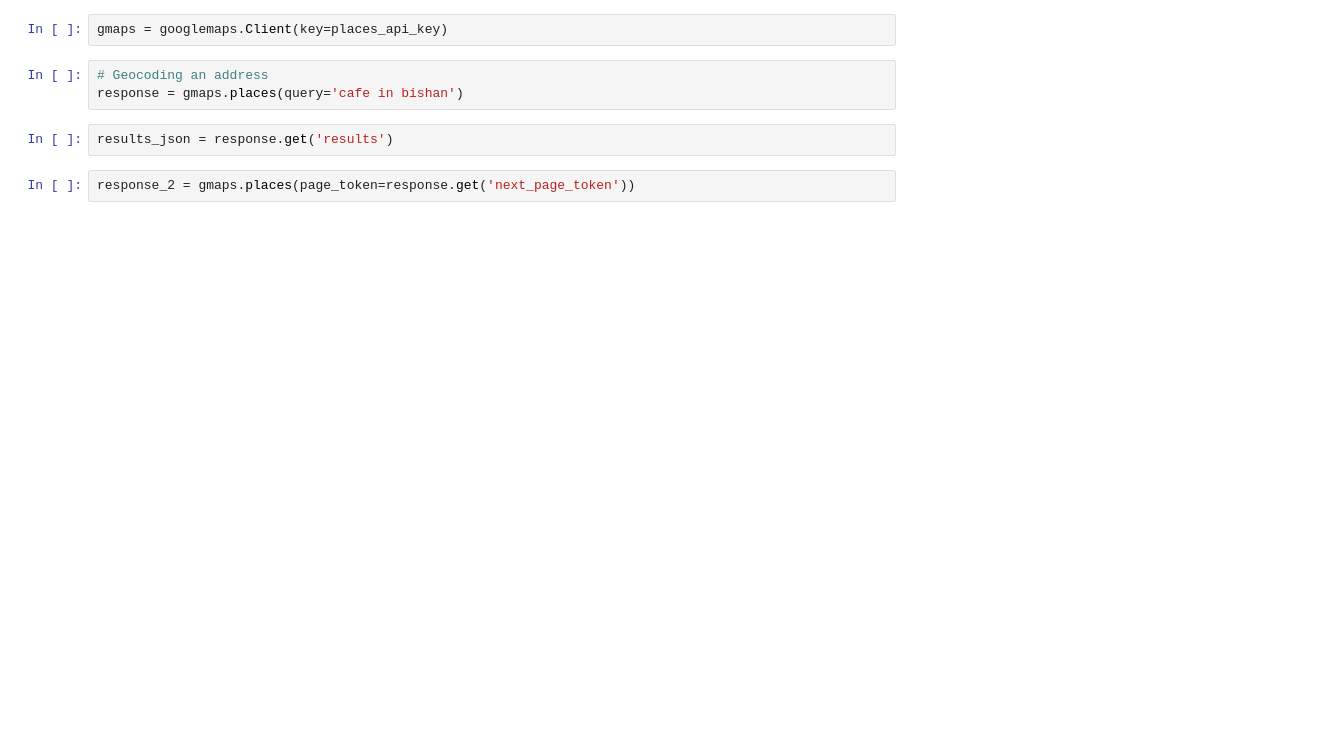
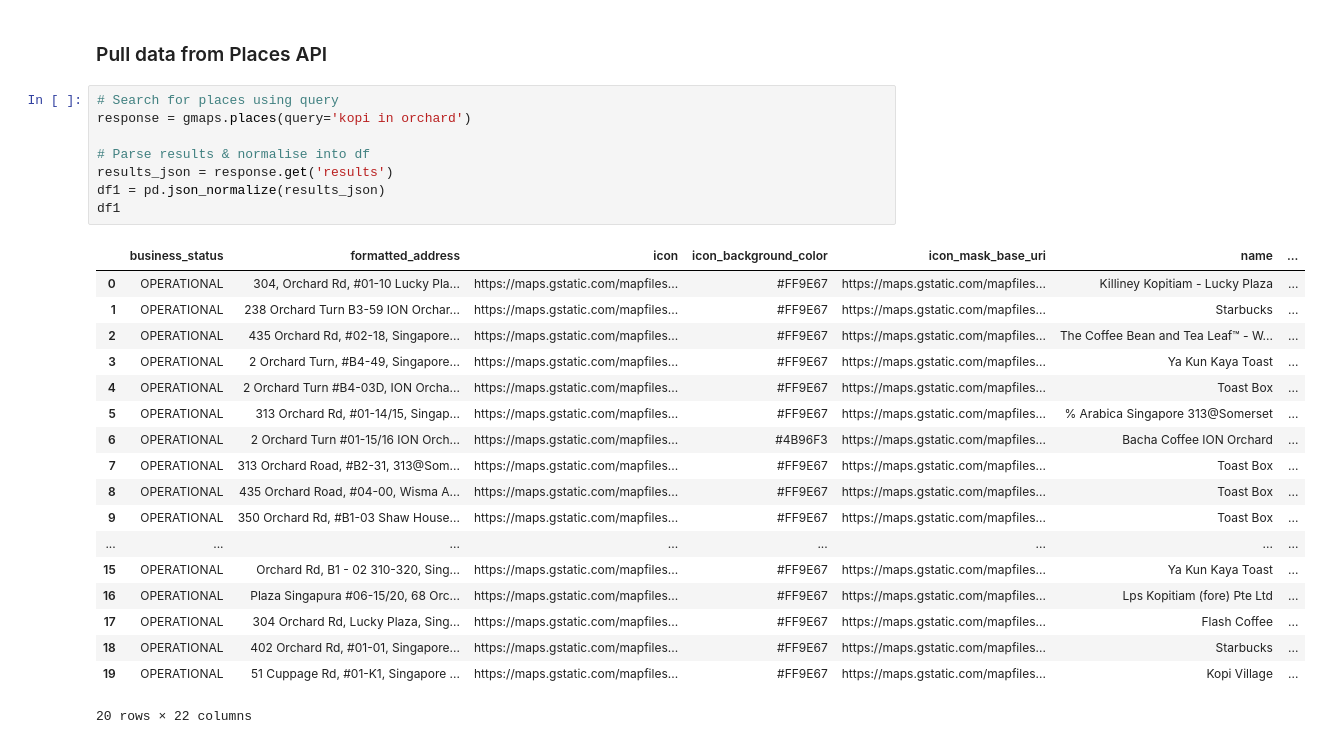
Before and after one commit to vinclyc/kopi-latte, a Jupyter notebook: notebooks/places_api.ipynb, the cells around one changed output. Cells and saved outputs as stored; diff of their text form; blank space fills up the shorter version.

```diff
--- a/notebooks/places_api.ipynb
+++ b/notebooks/places_api.ipynb
@@ -14,9 +17,29 @@ onemap_pass
-# %%
-gmaps = googlemaps.Client(key=places_api_key)
-# %%
-# Geocoding an address
-response = gmaps.places(query='cafe in bishan')
-# %%
-results_json = response.get('results')
-# %%
-response_2 = gmaps.places(page_token=response.get('next_page_token'))
+# %% [markdown]
+### Pull data from Places API
+# %%
+# Search for places using query
+response = gmaps.places(query='kopi in orchard')
+
+# Parse results & normalise into df
+results_json = response.get('results')
+df1 = pd.json_normalize(results_json)
+df1
+# %% [output]
+|  | business_status | formatted_address | icon | icon_background_color | icon_mask_base_uri | name | ... |
+| 0 | OPERATIONAL | 304, Orchard Rd, #01-10 Lucky Pla... | https://maps.gstatic.com/mapfiles... | #FF9E67 | https://maps.gstatic.com/mapfiles... | Killiney Kopitiam - Lucky Plaza | ... |
+| 1 | OPERATIONAL | 238 Orchard Turn B3-59 ION Orchar... | https://maps.gstatic.com/mapfiles... | #FF9E67 | https://maps.gstatic.com/mapfiles... | Starbucks | ... |
+| 2 | OPERATIONAL | 435 Orchard Rd, #02-18, Singapore... | https://maps.gstatic.com/mapfiles... | #FF9E67 | https://maps.gstatic.com/mapfiles... | The Coffee Bean and Tea Leaf™ - W... | ... |
+| 3 | OPERATIONAL | 2 Orchard Turn, #B4-49, Singapore... | https://maps.gstatic.com/mapfiles... | #FF9E67 | https://maps.gstatic.com/mapfiles... | Ya Kun Kaya Toast | ... |
+| 4 | OPERATIONAL | 2 Orchard Turn #B4-03D, ION Orcha... | https://maps.gstatic.com/mapfiles... | #FF9E67 | https://maps.gstatic.com/mapfiles... | Toast Box | ... |
+| 5 | OPERATIONAL | 313 Orchard Rd, #01-14/15, Singap... | https://maps.gstatic.com/mapfiles... | #FF9E67 | https://maps.gstatic.com/mapfiles... | % Arabica Singapore 313@Somerset | ... |
+| 6 | OPERATIONAL | 2 Orchard Turn #01-15/16 ION Orch... | https://maps.gstatic.com/mapfiles... | #4B96F3 | https://maps.gstatic.com/mapfiles... | Bacha Coffee ION Orchard | ... |
+| 7 | OPERATIONAL | 313 Orchard Road, #B2-31, 313@Som... | https://maps.gstatic.com/mapfiles... | #FF9E67 | https://maps.gstatic.com/mapfiles... | Toast Box | ... |
+| 8 | OPERATIONAL | 435 Orchard Road, #04-00, Wisma A... | https://maps.gstatic.com/mapfiles... | #FF9E67 | https://maps.gstatic.com/mapfiles... | Toast Box | ... |
+| 9 | OPERATIONAL | 350 Orchard Rd, #B1-03 Shaw House... | https://maps.gstatic.com/mapfiles... | #FF9E67 | https://maps.gstatic.com/mapfiles... | Toast Box | ... |
+| ... | ... | ... | ... | ... | ... | ... | ... |
+| 15 | OPERATIONAL | Orchard Rd, B1 - 02 310-320, Sing... | https://maps.gstatic.com/mapfiles... | #FF9E67 | https://maps.gstatic.com/mapfiles... | Ya Kun Kaya Toast | ... |
+| 16 | OPERATIONAL | Plaza Singapura #06-15/20, 68 Orc... | https://maps.gstatic.com/mapfiles... | #FF9E67 | https://maps.gstatic.com/mapfiles... | Lps Kopitiam (fore) Pte Ltd | ... |
+| 17 | OPERATIONAL | 304 Orchard Rd, Lucky Plaza, Sing... | https://maps.gstatic.com/mapfiles... | #FF9E67 | https://maps.gstatic.com/mapfiles... | Flash Coffee | ... |
+| 18 | OPERATIONAL | 402 Orchard Rd, #01-01, Singapore... | https://maps.gstatic.com/mapfiles... | #FF9E67 | https://maps.gstatic.com/mapfiles... | Starbucks | ... |
+| 19 | OPERATIONAL | 51 Cuppage Rd, #01-K1, Singapore ... | https://maps.gstatic.com/mapfiles... | #FF9E67 | https://maps.gstatic.com/mapfiles... | Kopi Village | ... |
+20 rows × 22 columns
```
Also changed, not shown: parts of 25 cells of this notebook, 2 other files.
